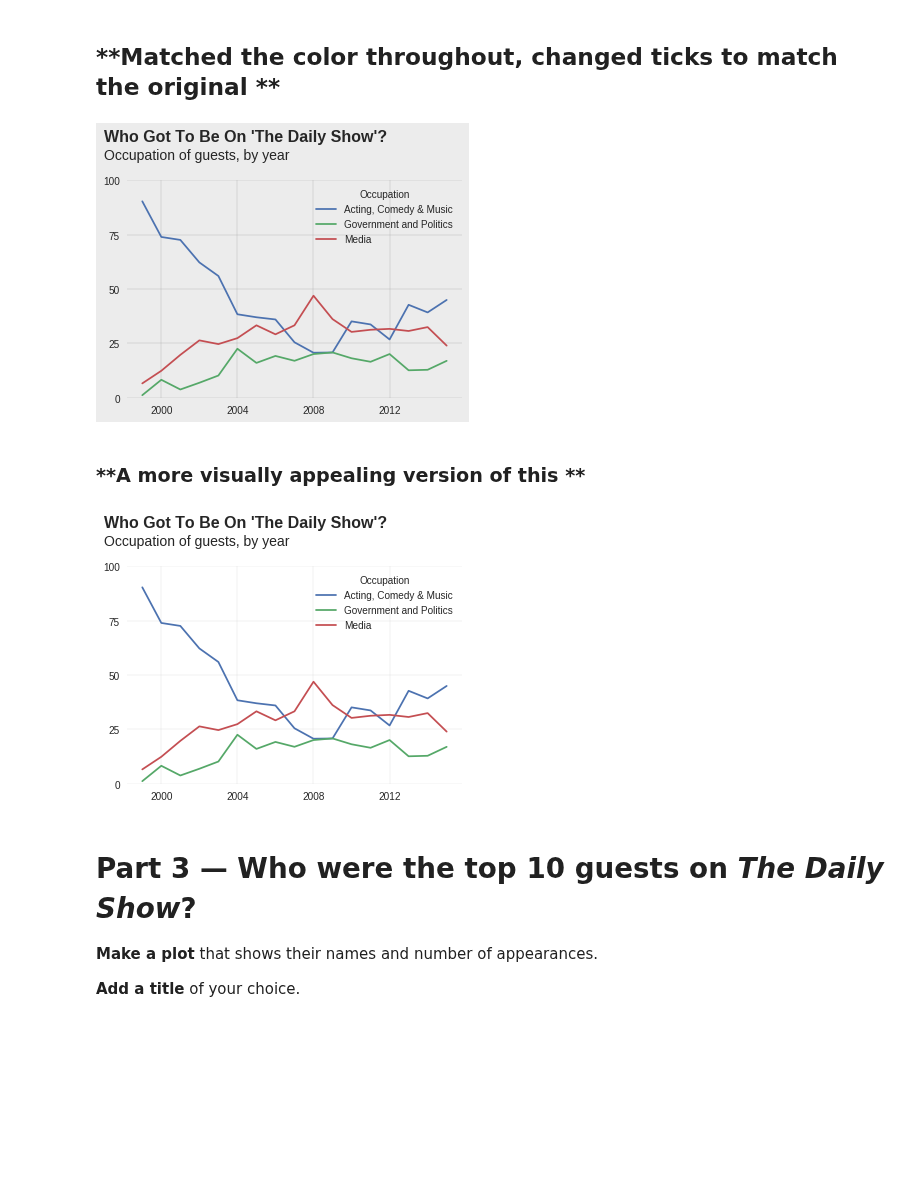
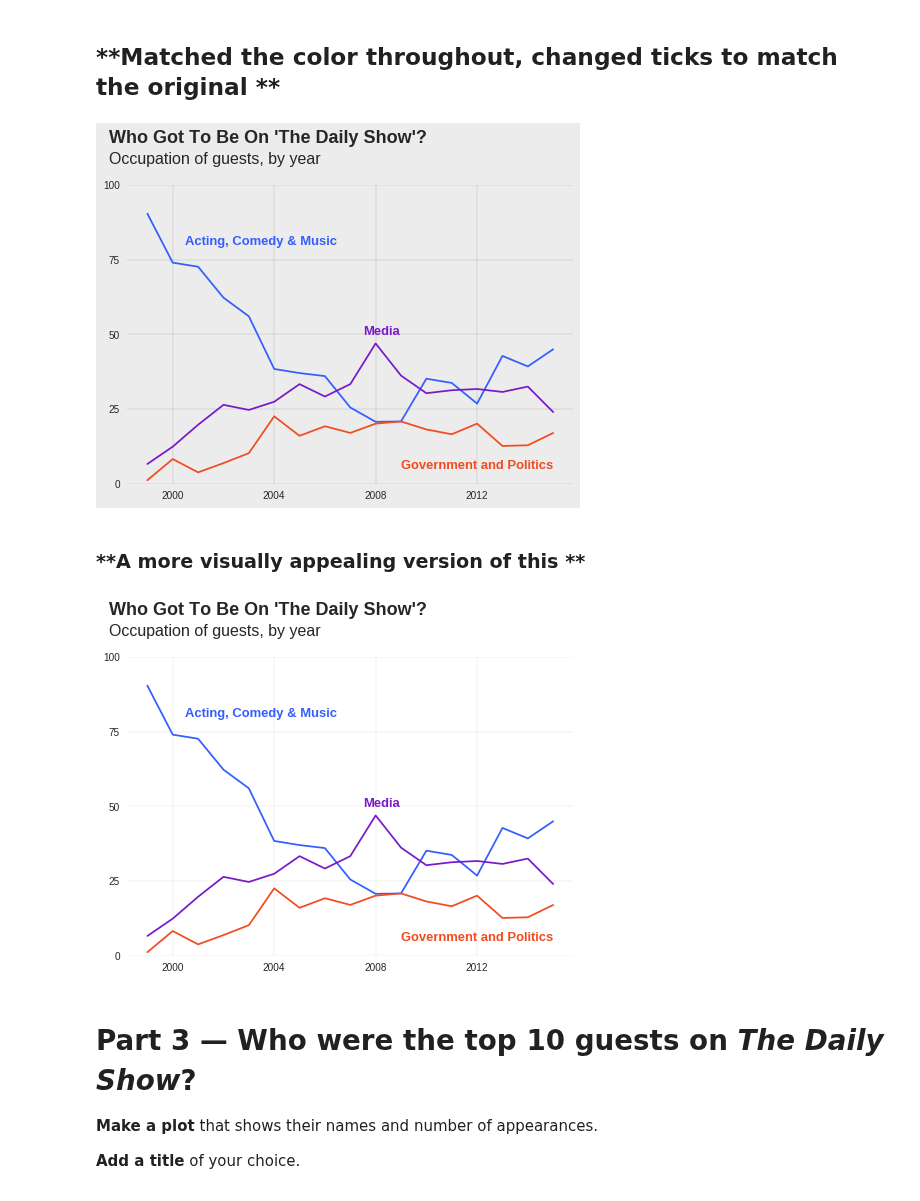
Before and after one commit to bloominstituteoftechnology/DS-Unit-1-Sprint-3-Data-Storytelling, a Jupyter notebook: DS_Unit_1_Sprint_Challenge_3_Data_Storytelling.ipynb, the cells around one changed output. Cells and saved outputs as stored; diff of their text form; code cells hidden in the pictures; blank space fills up the shorter version.

Commit message:
Updated Sprint Challenge with Labels added in Plot

```diff
--- a/DS_Unit_1_Sprint_Challenge_3_Data_Storytelling.ipynb
+++ b/DS_Unit_1_Sprint_Challenge_3_Data_Storytelling.ipynb
@@ -104,0 +123,10 @@ guests_percentage.tail(1)
+# %%
+# Post test addition:
+# Fun way to visualize all of the data
+
+sns.set()
+ax = pivoting.T.plot(kind='bar', stacked=True, colormap = 'Spectral')
+ax.figure.set_size_inches(16, 10)
+ax.set(facecolor='#FFFFFF')
+ax.set_title('Types Of Guests On The Daily Show',fontsize=18, fontweight='semibold' )
+ax.set_ylim(0,1.4);
@@ -136,13 +166,13 @@ plt.style.context('fivethirtyeight')
 
 fig, ax = plt.subplots()
 
-# I could not find the exact colors to add a cmap in this line below,
-# So I chose to stay with the default
-guests_percentage[columns].plot.line(ax=ax)
+# Post test addition: Specified the line colors
+cmap = ['#335EFF','#F34B1F','#791AC8']
+guests_percentage[columns].plot.line(ax=ax, color=cmap)
 
 # Title and subtitle
-ax.text(s="Who Got To Be On 'The Daily Show'?", y=118, x=1997, fontsize=16, fontweight='semibold')
-ax.text(s="Occupation of guests, by year", y=110, x=1997, fontsize=14)
+ax.text(s="Who Got To Be On 'The Daily Show'?", y=114, x=1997.5, fontsize=18, fontweight='semibold')
+ax.text(s="Occupation of guests, by year", y=107, x=1997.5, fontsize=16)
 
 ax.set_ylim((0,100))
 ax.set_xlabel('')
@@ -156,39 +186,54 @@ plt.xticks(range(2000, 2013, 4))
 fig.patch.set_facecolor('#ececec')
 
 # Changing grid colors
-plt.grid(color='grey', linestyle='-', linewidth=0.2);
+plt.grid(color='grey', linestyle='-', linewidth=0.2)
+
+# Post test addition: Got the code to alter the labels
+ax.get_legend().remove();
+ax.text(x=2000.5,y=80, s="Acting, Comedy & Music", fontsize=13, fontweight='bold', color=('#335EFF'));
+ax.text(x=2009,y=5, s="Government and Politics", fontsize=13, fontweight='bold', color=('#F34B1F'));
+ax.text(x=2007.5,y=50, s="Media", fontsize=13, fontweight='bold', color=('#791AC8'));
 # %% [output]
-[figure, old version]
+[figure, new version]
 # %% [markdown]
 ### **A more visually appealing version of this **
 # %%
 # Specifying which columns I want to use
 columns = ['Acting, Comedy & Music', 'Government and Politics', 'Media']
 
 # Using the five thirty eight style
 plt.style.context('fivethirtyeight')
 
 fig, ax = plt.subplots()
-guests_percentage[columns].plot.line(ax=ax)
+
+# Post test addition: Specified the line colors
+cmap = ['#335EFF','#F34B1F','#791AC8']
+guests_percentage[columns].plot.line(ax=ax, color=cmap)
 
 # Title and subtitle
-ax.text(s="Who Got To Be On 'The Daily Show'?", y=118, x=1997, fontsize=16, fontweight='semibold')
-ax.text(s="Occupation of guests, by year", y=110, x=1997, fontsize=14)
+ax.text(s="Who Got To Be On 'The Daily Show'?", y=114, x=1997.5, fontsize=18, fontweight='semibold')
+ax.text(s="Occupation of guests, by year", y=107, x=1997.5, fontsize=16)
 
 ax.set_ylim((0,100))
 ax.set_xlabel('')
 
 # Changed the background color to white to make the lines pop
 ax.set(yticks=range(0, 101, 25), facecolor='#FFFFFF')
 plt.xticks(range(2000, 2013, 4))
 
 # Setting the color of the sides and adjusting the grid
 # For a more modern look
 # If only, I had more time to mess with the legend
 fig.patch.set_facecolor('#FFFFFF');
 plt.grid(color='lightgrey', linestyle='-', linewidth=0.3)
+
+# Post test addition: Got the code to alter the labels
+ax.get_legend().remove();
+ax.text(x=2000.5,y=80, s="Acting, Comedy & Music", fontsize=13, fontweight='bold', color=('#335EFF'));
+ax.text(x=2009,y=5, s="Government and Politics", fontsize=13, fontweight='bold', color=('#F34B1F'));
+ax.text(x=2007.5,y=50, s="Media", fontsize=13, fontweight='bold', color=('#791AC8'));
 # %% [output]
-[figure, old version]
+[figure, new version]
 # %% [markdown]
 # Part 3 — Who were the top 10 guests on _The Daily Show_?
 
```
Also changed, not shown: parts of 3 cells of this notebook.
